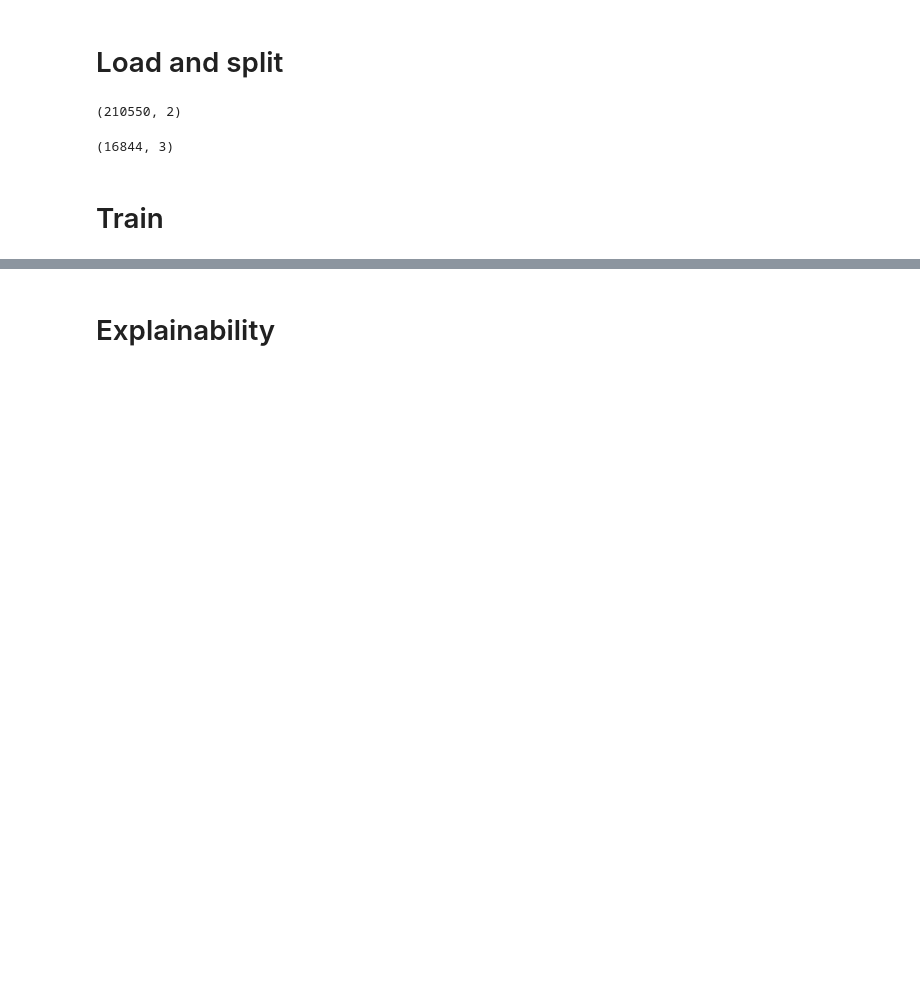
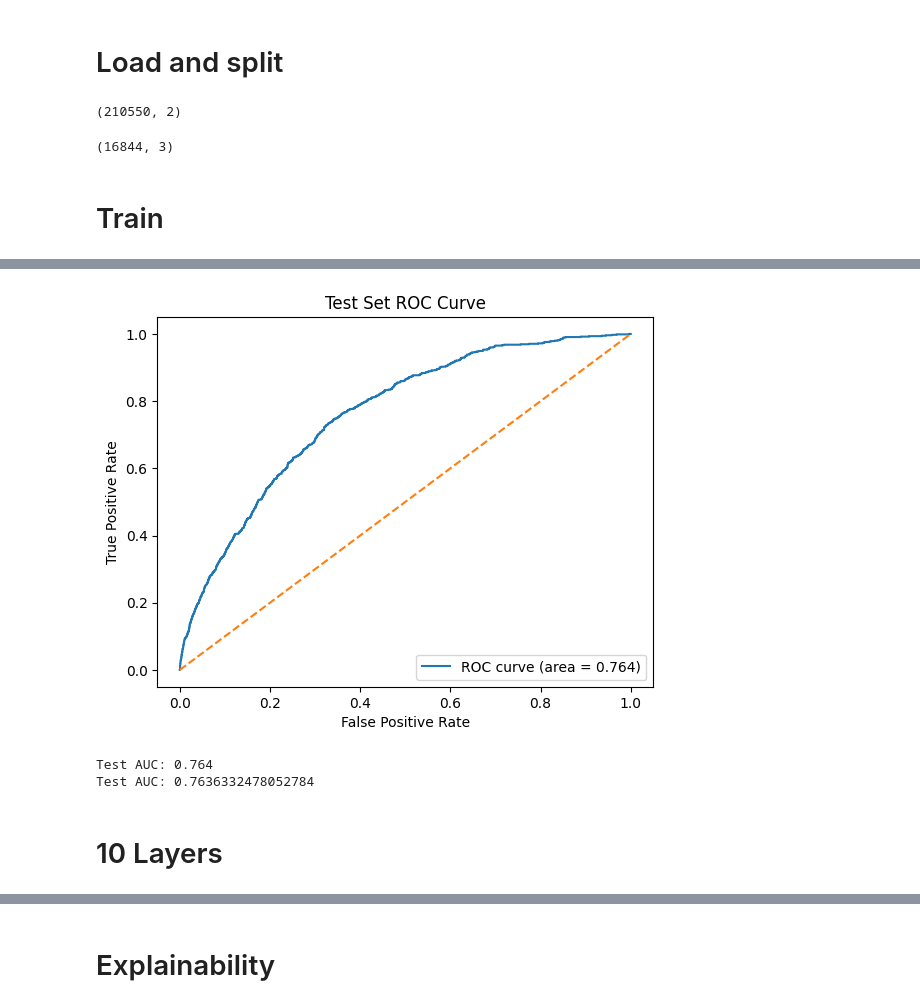
Before and after one commit to Efithor/riichi-dendrology, a Jupyter notebook: train_test.ipynb, the cells around one changed output, grey strips where cells are left out. Cells and saved outputs as stored; diff of their text form; code cells hidden in the pictures; blank space fills up the shorter version.

```diff
--- a/train_test.ipynb
+++ b/train_test.ipynb
@@ -368,0 +443,8 @@ device = torch.device("cuda")
+# %%
+model.to(device)
+test_auc, labels, probs = evaluate_on_test_set(model, test_loader, device=device)
+print("Test AUC:", test_auc)
+# %% [output]
+[figure, added]
+Test AUC: 0.764
+Test AUC: 0.7636332478052784
@@ -369,3 +453,5 @@ device = torch.device("cuda")
+# %% [markdown]
+# 10 Layers
 # %%
 model = TransformerBinaryClassifier(
     vocab_size=vocab_size,
```
Also changed, not shown: parts of 35 cells of this notebook, 1 other file.
